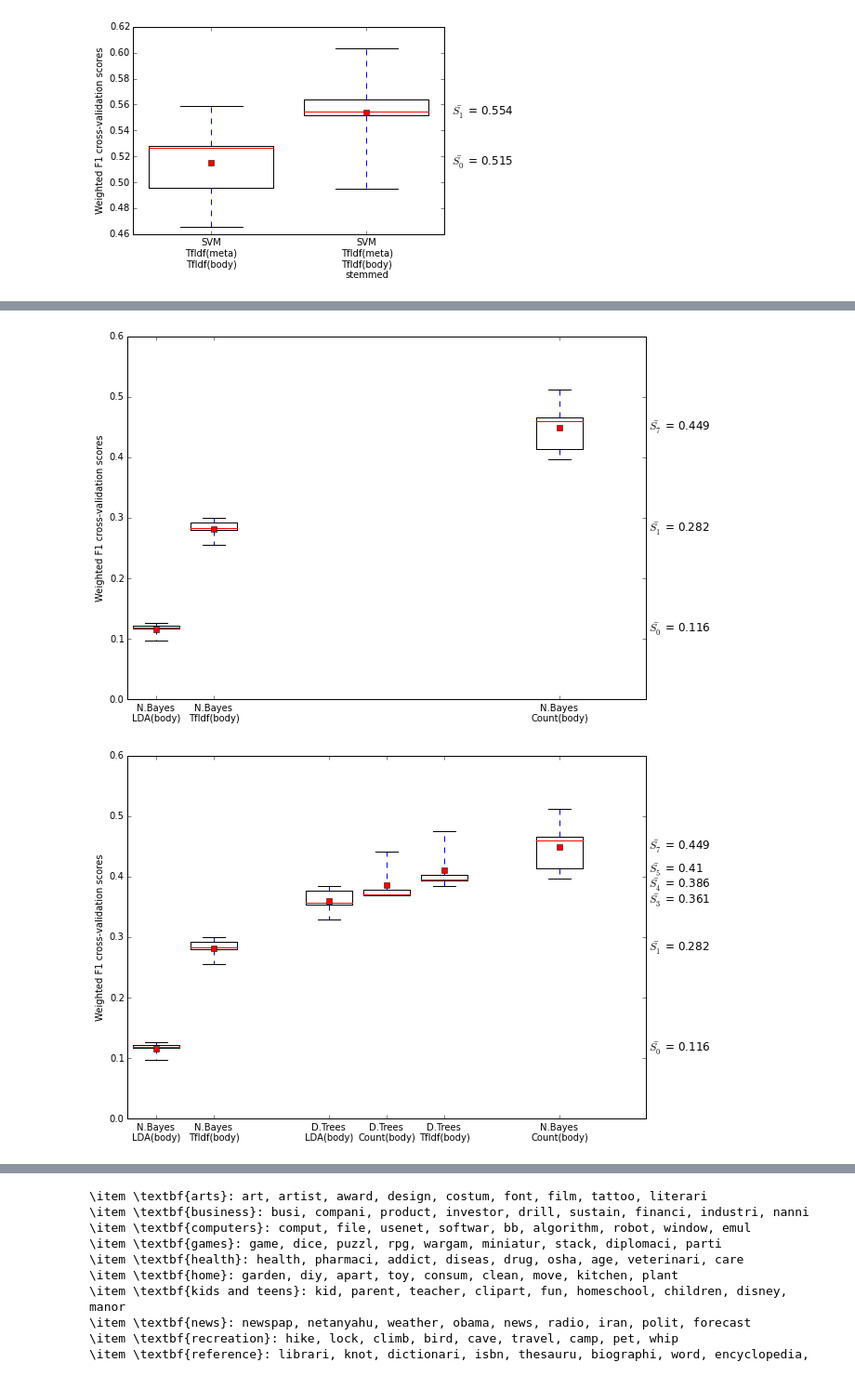
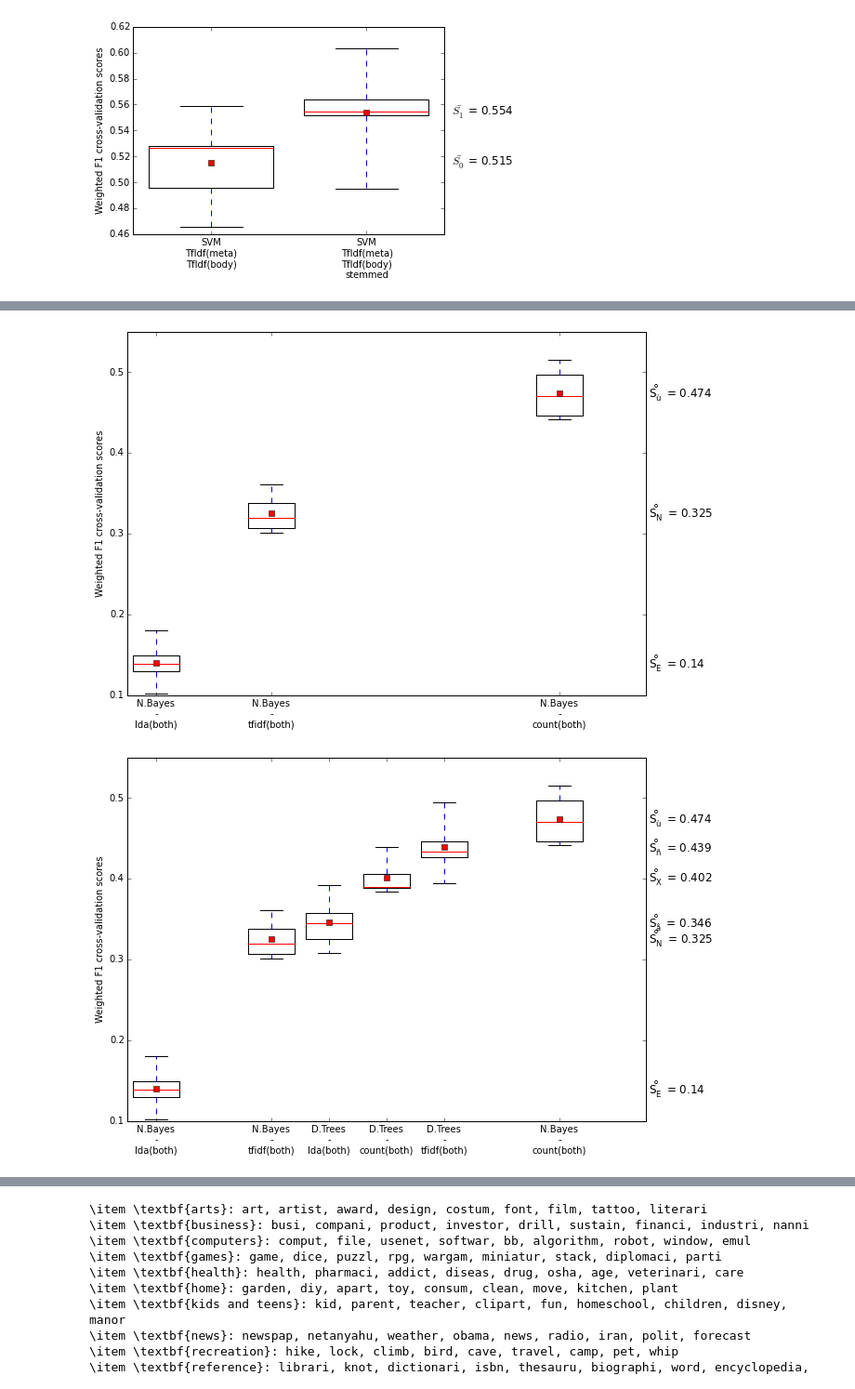
Before and after one commit to comp6028team17/gensim_testing, a Jupyter notebook: boxplots.ipynb, the cells around one changed output, grey strips where cells are left out. Shown: that part at 93% size. Drawn from its saved outputs; the diff is of its cells as text; code cells hidden in the pictures.

Commit message:
Newest work/graphs update

```diff
--- a/boxplots.ipynb
+++ b/boxplots.ipynb
@@ -31,26 +31,29 @@ stemmed = Datas(*jsoncorpus.load_or_create('docs/sites.jl', stemmed=True, prefix
 Done.
 Done.
 # %%
+def merge_corpus(a, b):
+    a = dict(a)
+    b = dict(b)
+    for k in b:
+        old = a.get(k, 0)
+        a[k] = old + b[k]
+    return [(k, a[k]) for k in a]
+
+
+
+
 def preprocess(data):
+    merged_corpus = [merge_corpus(a, b) for a, b in zip(data.corpus, data.meta_corpus)]
     # Set up array of input data
-    X = zip(list(data.corpus), list(data.meta_corpus), data.dmoz_data['meta'])
+    X = zip(list(data.corpus), list(data.meta_corpus), merged_corpus)
     # Link topics to URLs
     meta = list(zip(data.dmoz_data['urls'], data.dmoz_data['dmoz_categories']))
     # Encode class labels
     classes, top_categories, dmoz_encoder = datastuff.encode_dmoz_categories(data.dmoz_data['dmoz_categories'])
     return (X, meta, classes, top_categories, dmoz_encoder)
+
 X, meta, classes, top_categories, dmoz_encoder = preprocess(stemmed)
 # %%
 verbosity = 3
 # %% [markdown]
 ## Boxplots for different representation combinations
-# %%
-dictionary = stemmed.dictionary
-clfs = np.array([
-    pipelines.make_classifier(dictionary, feature='tfidf', corp_type='body', classifier='svc'),
-    pipelines.make_classifier(dictionary, body_kind='lda', meta_kind='count', classifier='svc'),
-    pipelines.make_classifier(dictionary, body_kind='lda', meta_kind=None, classifier = 'svc'),
-    pipelines.make_classifier(dictionary, body_kind='tfidf', meta_kind=None, classifier = 'svc'),
-    pipelines.make_classifier(dictionary, body_kind=None, meta_kind='tfidf', classifier = 'svc'),
-    pipelines.make_classifier(dictionary, body_kind='tfidf', meta_kind='tfidf', classifier = 'svc')
-])
@@ -204,3 +135,15 @@ cclfs = [
+# %%
+cclfs = np.array([
+    pipelines.make_classifier(dictionary, corp_type='both', feature='tfidf', classifier='svc'),
+     pipelines.make_classifier(dictionary, corp_type='both', feature='lda', classifier='svc'),
+     pipelines.make_classifier(dictionary, corp_type='both', feature='count', classifier='svc'),
+     pipelines.make_classifier(dictionary, corp_type='both', feature='tfidf', classifier='trees'),
+     pipelines.make_classifier(dictionary, corp_type='both', feature='lda', classifier='trees'),
+     pipelines.make_classifier(dictionary, corp_type='both', feature='count', classifier='trees'),
+     pipelines.make_classifier(dictionary, corp_type='both', feature='tfidf', classifier='nb'),
+     pipelines.make_classifier(dictionary, corp_type='both', feature='lda', classifier='nb'),
+     pipelines.make_classifier(dictionary, corp_type='both', feature='count', classifier='nb'),
+])
 # %%
 cscores = [sklearn.cross_validation.cross_val_score(clf, X, classes, cv=5, verbose=verbosity, scoring='f1_weighted')
  for clf in cclfs]
@@ -294,34 +237,34 @@ def makeboxplot(scores, clfs, ylabel='Weighted F1 cross-validation scores', figs
 
     box_params = dict(showmeans=True,widths=0.8, flierprops=dict(marker='o'), patch_artist=True)
 
     maxp = maxp or max(positions)+1
     box = plt.boxplot(scores_sorted, labels = labels_sorted, whis=10, positions = np.array(inds)+1, **box_params)
     plt.ylabel(ylabel)
     plt.xlim((0.5, maxp+0.5))
     for i, s in enumerate(scores_sorted.T):
         text = "$\\bar{{S_{}}}$ = {:.3}".format(inds[i], np.mean(s))
         tx = maxp+0.55
         ty = np.mean(s)
         plt.text(tx, ty, text, va='center', fontsize=12)
         props = dict(color='gray', shrink=0.05, frac=0.12/float
                      (len(clfs) - i), width=0.5, headwidth=3)
 
 def print_pvalue(names, scores):
     for a, b in itertools.combinations(zip(names, scores), 2):
         aname, ascore = a
         bname, bscore = b
         pvalue = scipy.stats.ttest_ind(ascore, bscore, equal_var=False)[1]
         print "[{}] vs [{}]: p-value = {}%".format(aname, bname, pvalue)
 
-inds = [0, 1, 7]
+inds = [0, 2, 7]
 makeboxplot(np.array(cscores), np.array(cclfs), figsize = (10, 7), inds = inds, maxp=9)
 plt.savefig('box_full_1.pdf', bbox_inches='tight')
 inds = inds + [3, 4, 5]
 makeboxplot(np.array(cscores), np.array(cclfs), figsize = (10, 7), inds = inds, maxp=9)
 plt.savefig('box_full_2.pdf', bbox_inches='tight')
-inds = inds + [2, 6, 8]
+inds = inds + [1, 6, 8]
 makeboxplot(np.array(cscores), np.array(cclfs), figsize = (10, 7), inds = inds, maxp=9)
 plt.savefig('box_full_3.pdf', bbox_inches='tight')
 # %% [output]
-[figure, old version]
+[figure, new version]
-[figure, old version]
+[figure, new version]
```
Also changed, not shown: parts of 7 cells of this notebook, 2 other files.
